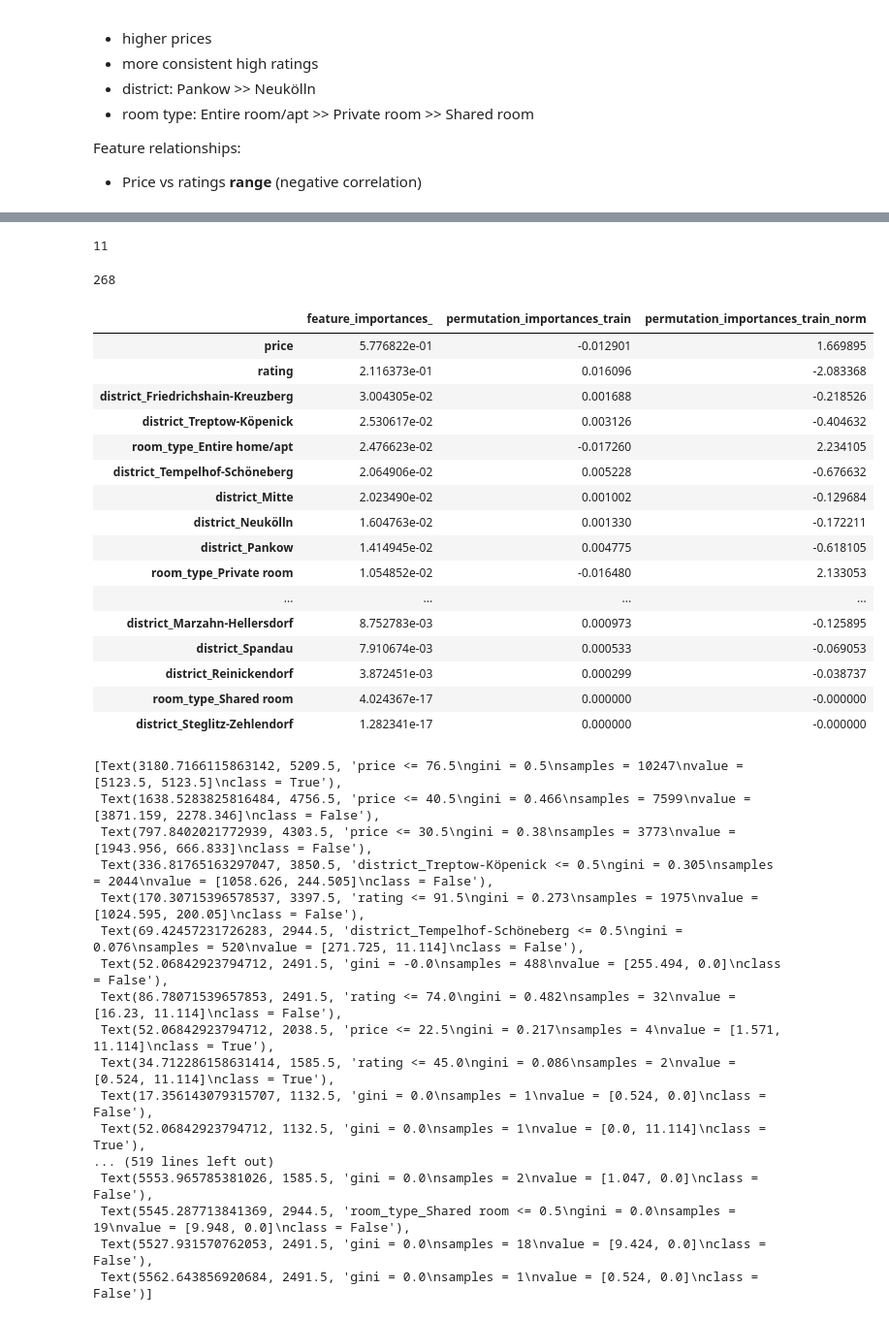
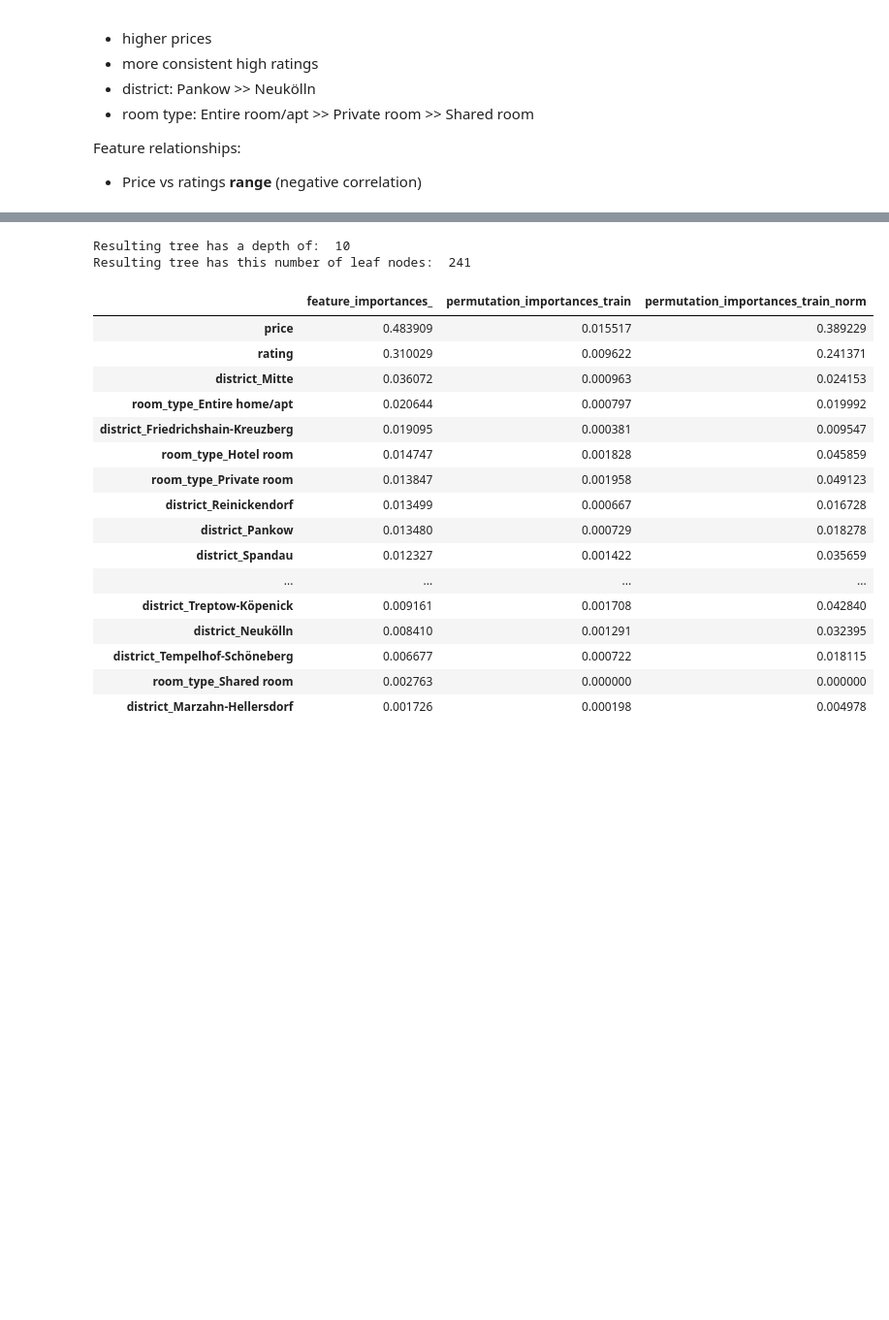
Before and after one commit to lonnychen/Berlin-Terraces, a Jupyter notebook: berlin_terraces.ipynb, the cells around one changed output, grey strips where cells are left out. Shown at 97% size. Drawn from its saved outputs; the diff is of its cells as text; code cells hidden in the pictures; blank space fills up the shorter version.

```diff
--- a/berlin_terraces.ipynb
+++ b/berlin_terraces.ipynb
@@ -815,62 +915,45 @@ Instantiate and fit `DecisionTreeClassifier`.
 **Python:**
 - need NumPy `astype(str)` to input **boolean** class values as printable strings
 # %%
-dt_model = DecisionTreeClassifier(criterion='gini', random_state=1, class_weight='balanced', max_depth=11)
+dt_model = DecisionTreeClassifier(criterion='gini', random_state=1, max_depth=10)
 dt_model = dt_model.fit(df_X_train_enc, s_y_train_enc)
 
-dt_model.get_depth()
-dt_model.get_n_leaves()
+print ("Resulting tree has a depth of: ", dt_model.get_depth())
+print ("Resulting tree has this number of leaf nodes: ", dt_model.get_n_leaves())
 
 # Feature Importances calculation
 df_model_fi = pd.DataFrame(index=df_X_train_enc.columns)
 df_model_fi['feature_importances_'] = dt_model.feature_importances_
 
 # Better Permutation Feature Importances
 df_model_fi['permutation_importances_train'] = permutation_importance(
     dt_model, df_X_train_enc, s_y_train_enc, n_repeats=30, random_state=1)['importances_mean']
 df_model_fi['permutation_importances_train_norm'] = df_model_fi[
     'permutation_importances_train']/df_model_fi['permutation_importances_train'].sum()
 df_model_fi.sort_values(by='feature_importances_', ascending=False)
 
 # plot built tree
 #fig, ax = plt.subplots(nrows=1, ncols=1, figsize=(100,100))
 #plot_tree(dt_model, ax=ax, fontsize=12, filled=True, rounded=True,
 #          feature_names=df_X_train_enc.columns, class_names=labelenc.classes_.astype(str))
 #plt.savefig('images/berlin_terraces_tree_balanced_depth11.png')
 # %% [output]
-11
+Resulting tree has a depth of:  10
+Resulting tree has this number of leaf nodes:  241
-268
 |  | feature_importances_ | permutation_importances_train | permutation_importances_train_norm |
-| price | 5.776822e-01 | -0.012901 | 1.669895 |
-| rating | 2.116373e-01 | 0.016096 | -2.083368 |
-| district_Friedrichshain-Kreuzberg | 3.004305e-02 | 0.001688 | -0.218526 |
-| district_Treptow-Köpenick | 2.530617e-02 | 0.003126 | -0.404632 |
-| room_type_Entire home/apt | 2.476623e-02 | -0.017260 | 2.234105 |
-| district_Tempelhof-Schöneberg | 2.064906e-02 | 0.005228 | -0.676632 |
-| district_Mitte | 2.023490e-02 | 0.001002 | -0.129684 |
-| district_Neukölln | 1.604763e-02 | 0.001330 | -0.172211 |
-| district_Pankow | 1.414945e-02 | 0.004775 | -0.618105 |
-| room_type_Private room | 1.054852e-02 | -0.016480 | 2.133053 |
+| price | 0.483909 | 0.015517 | 0.389229 |
+| rating | 0.310029 | 0.009622 | 0.241371 |
+| district_Mitte | 0.036072 | 0.000963 | 0.024153 |
+| room_type_Entire home/apt | 0.020644 | 0.000797 | 0.019992 |
+| district_Friedrichshain-Kreuzberg | 0.019095 | 0.000381 | 0.009547 |
+| room_type_Hotel room | 0.014747 | 0.001828 | 0.045859 |
+| room_type_Private room | 0.013847 | 0.001958 | 0.049123 |
+| district_Reinickendorf | 0.013499 | 0.000667 | 0.016728 |
+| district_Pankow | 0.013480 | 0.000729 | 0.018278 |
+| district_Spandau | 0.012327 | 0.001422 | 0.035659 |
 | ... | ... | ... | ... |
-| district_Marzahn-Hellersdorf | 8.752783e-03 | 0.000973 | -0.125895 |
-| district_Spandau | 7.910674e-03 | 0.000533 | -0.069053 |
-| district_Reinickendorf | 3.872451e-03 | 0.000299 | -0.038737 |
-| room_type_Shared room | 4.024367e-17 | 0.000000 | -0.000000 |
-| district_Steglitz-Zehlendorf | 1.282341e-17 | 0.000000 | -0.000000 |
+| district_Treptow-Köpenick | 0.009161 | 0.001708 | 0.042840 |
+| district_Neukölln | 0.008410 | 0.001291 | 0.032395 |
+| district_Tempelhof-Schöneberg | 0.006677 | 0.000722 | 0.018115 |
+| room_type_Shared room | 0.002763 | 0.000000 | 0.000000 |
+| district_Marzahn-Hellersdorf | 0.001726 | 0.000198 | 0.004978 |
-[Text(3180.7166115863142, 5209.5, 'price <= 76.5\ngini = 0.5\nsamples = 10247\nvalue = [5123.5, 5123.5]\nclass = True'),
- Text(1638.5283825816484, 4756.5, 'price <= 40.5\ngini = 0.466\nsamples = 7599\nvalue = [3871.159, 2278.346]\nclass = False'),
- Text(797.8402021772939, 4303.5, 'price <= 30.5\ngini = 0.38\nsamples = 3773\nvalue = [1943.956, 666.833]\nclass = False'),
- Text(336.81765163297047, 3850.5, 'district_Treptow-Köpenick <= 0.5\ngini = 0.305\nsamples = 2044\nvalue = [1058.626, 244.505]\nclass = False'),
- Text(170.30715396578537, 3397.5, 'rating <= 91.5\ngini = 0.273\nsamples = 1975\nvalue = [1024.595, 200.05]\nclass = False'),
- Text(69.42457231726283, 2944.5, 'district_Tempelhof-Schöneberg <= 0.5\ngini = 0.076\nsamples = 520\nvalue = [271.725, 11.114]\nclass = False'),
- Text(52.06842923794712, 2491.5, 'gini = -0.0\nsamples = 488\nvalue = [255.494, 0.0]\nclass = False'),
- Text(86.78071539657853, 2491.5, 'rating <= 74.0\ngini = 0.482\nsamples = 32\nvalue = [16.23, 11.114]\nclass = False'),
- Text(52.06842923794712, 2038.5, 'price <= 22.5\ngini = 0.217\nsamples = 4\nvalue = [1.571, 11.114]\nclass = True'),
- Text(34.712286158631414, 1585.5, 'rating <= 45.0\ngini = 0.086\nsamples = 2\nvalue = [0.524, 11.114]\nclass = True'),
- Text(17.356143079315707, 1132.5, 'gini = 0.0\nsamples = 1\nvalue = [0.524, 0.0]\nclass = False'),
- Text(52.06842923794712, 1132.5, 'gini = 0.0\nsamples = 1\nvalue = [0.0, 11.114]\nclass = True'),
-... (519 lines left out)
- Text(5553.965785381026, 1585.5, 'gini = 0.0\nsamples = 2\nvalue = [1.047, 0.0]\nclass = False'),
- Text(5545.287713841369, 2944.5, 'room_type_Shared room <= 0.5\ngini = 0.0\nsamples = 19\nvalue = [9.948, 0.0]\nclass = False'),
- Text(5527.931570762053, 2491.5, 'gini = 0.0\nsamples = 18\nvalue = [9.424, 0.0]\nclass = False'),
- Text(5562.643856920684, 2491.5, 'gini = 0.0\nsamples = 1\nvalue = [0.524, 0.0]\nclass = False')]
```
Also changed, not shown: parts of 54 cells of this notebook.
